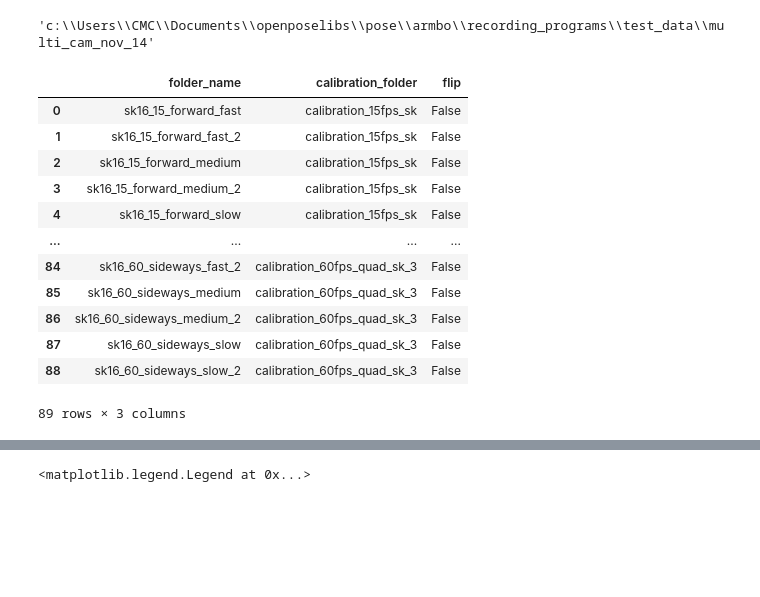
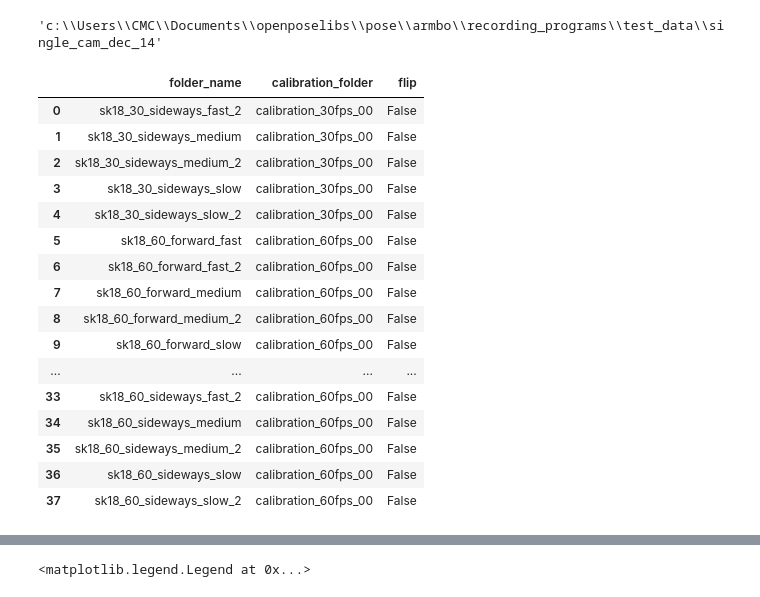
Before and after one commit to SujithChristopher/armbo_preliminary_work, a Jupyter notebook: ipy_notebooks/iterative_coordinate_analysis.ipynb, the cells around one changed output, grey strips where cells are left out. Drawn from its saved outputs; the diff is of its cells as text; code cells hidden in the pictures; blank space fills up the shorter version.

```diff
--- a/ipy_notebooks/iterative_coordinate_analysis.ipynb
+++ b/ipy_notebooks/iterative_coordinate_analysis.ipynb
@@ -17,31 +17,35 @@ from scipy.signal import savgol_filter
 from scipy.interpolate import interp1d
 from tqdm import tqdm
 # %%
-_parent_folder = "multi_cam_nov_14"
+_parent_folder = "single_cam_dec_14"
 _base_pth = os.path.dirname(os.getcwd())
 _base_pth = os.path.join(_base_pth, "recording_programs", "test_data", _parent_folder)
 _base_pth
 # %% [output]
-'c:\\Users\\CMC\\Documents\\openposelibs\\pose\\armbo\\recording_programs\\test_data\\multi_cam_nov_14'
+'c:\\Users\\CMC\\Documents\\openposelibs\\pose\\armbo\\recording_programs\\test_data\\single_cam_dec_14'
 # %%
 """ read excel sheet"""
-folder_df = pd.read_excel(os.path.join(_base_pth, "00_analysis", "calibration_files_corrected.xlsx"))
+folder_df = pd.read_excel(os.path.join(_base_pth, "00_analysis", "calibration_files_1.xlsx"))
 _analysis_pth = os.path.join(_base_pth, "00_analysis")
 folder_df
 # %% [output]
 |  | folder_name | calibration_folder | flip |
-| 0 | sk16_15_forward_fast | calibration_15fps_sk | False |
-| 1 | sk16_15_forward_fast_2 | calibration_15fps_sk | False |
-| 2 | sk16_15_forward_medium | calibration_15fps_sk | False |
-| 3 | sk16_15_forward_medium_2 | calibration_15fps_sk | False |
-| 4 | sk16_15_forward_slow | calibration_15fps_sk | False |
+| 0 | sk18_30_sideways_fast_2 | calibration_30fps_00 | False |
+| 1 | sk18_30_sideways_medium | calibration_30fps_00 | False |
+| 2 | sk18_30_sideways_medium_2 | calibration_30fps_00 | False |
+| 3 | sk18_30_sideways_slow | calibration_30fps_00 | False |
+| 4 | sk18_30_sideways_slow_2 | calibration_30fps_00 | False |
+| 5 | sk18_60_forward_fast | calibration_60fps_00 | False |
+| 6 | sk18_60_forward_fast_2 | calibration_60fps_00 | False |
+| 7 | sk18_60_forward_medium | calibration_60fps_00 | False |
+| 8 | sk18_60_forward_medium_2 | calibration_60fps_00 | False |
+| 9 | sk18_60_forward_slow | calibration_60fps_00 | False |
 | ... | ... | ... | ... |
-| 84 | sk16_60_sideways_fast_2 | calibration_60fps_quad_sk_3 | False |
-| 85 | sk16_60_sideways_medium | calibration_60fps_quad_sk_3 | False |
-| 86 | sk16_60_sideways_medium_2 | calibration_60fps_quad_sk_3 | False |
-| 87 | sk16_60_sideways_slow | calibration_60fps_quad_sk_3 | False |
-| 88 | sk16_60_sideways_slow_2 | calibration_60fps_quad_sk_3 | False |
+| 33 | sk18_60_sideways_fast_2 | calibration_60fps_00 | False |
+| 34 | sk18_60_sideways_medium | calibration_60fps_00 | False |
+| 35 | sk18_60_sideways_medium_2 | calibration_60fps_00 | False |
+| 36 | sk18_60_sideways_slow | calibration_60fps_00 | False |
+| 37 | sk18_60_sideways_slow_2 | calibration_60fps_00 | False |
-89 rows × 3 columns
 # %%
 
 def transform_coordinates_1(df, rotmat, org):
```
Also changed, not shown: parts of 1 cell of this notebook.
